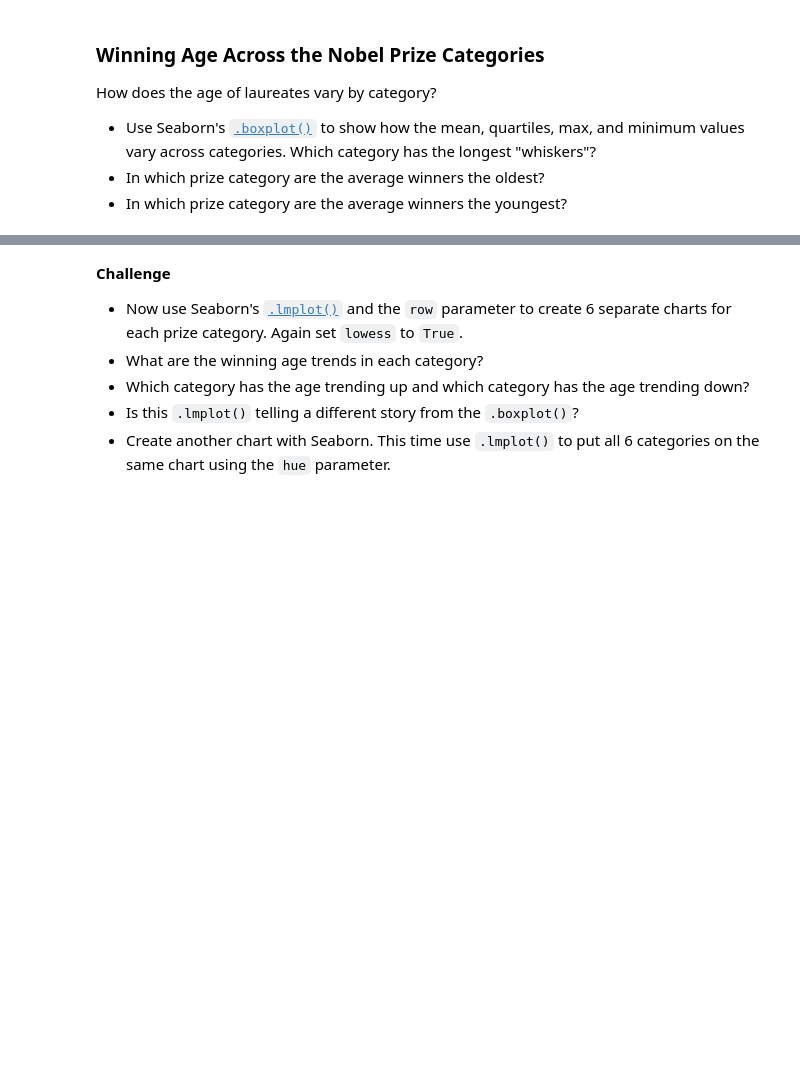
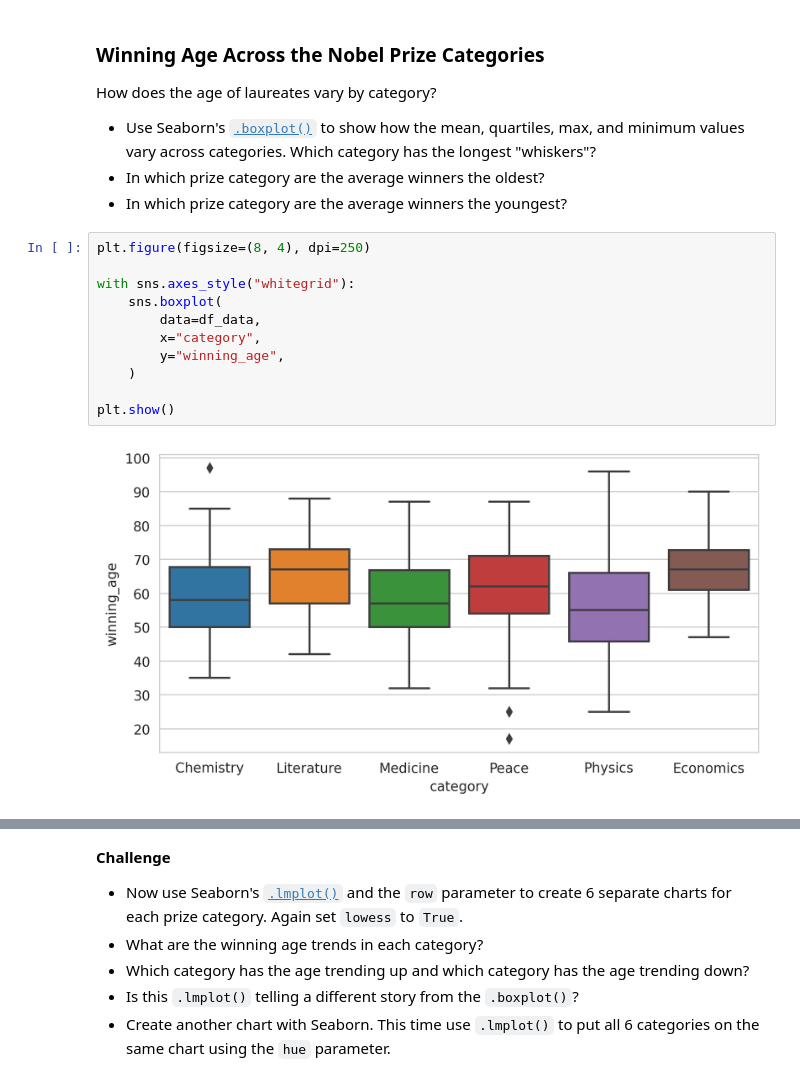
Before and after one commit to thandora/100-days-of-code-udemy, a Jupyter notebook: day-078-nobel-prize-analysis/nobel-prize-analysis.ipynb, the cells around one changed output, grey strips where cells are left out. Saved outputs shown, nothing was run; the diff lists cells and outputs as text; blank space fills up the shorter version.

```diff
--- a/day-078-nobel-prize-analysis/nobel-prize-analysis.ipynb
+++ b/day-078-nobel-prize-analysis/nobel-prize-analysis.ipynb
@@ -1284,3 +1300,16 @@ How does the age of laureates vary by category?
 * Use Seaborn's [`.boxplot()`](https://seaborn.pydata.org/generated/seaborn.boxplot.html?highlight=boxplot#seaborn.boxplot) to show how the mean, quartiles, max, and minimum values vary across categories. Which category has the longest "whiskers"?
 * In which prize category are the average winners the oldest?
 * In which prize category are the average winners the youngest?
+# %%
+plt.figure(figsize=(8, 4), dpi=250)
+
+with sns.axes_style("whitegrid"):
+    sns.boxplot(
+        data=df_data,
+        x="category",
+        y="winning_age",
+    )
+
+plt.show()
+# %% [output]
+[figure, added]
```
Also changed, not shown: parts of 5 cells of this notebook.
